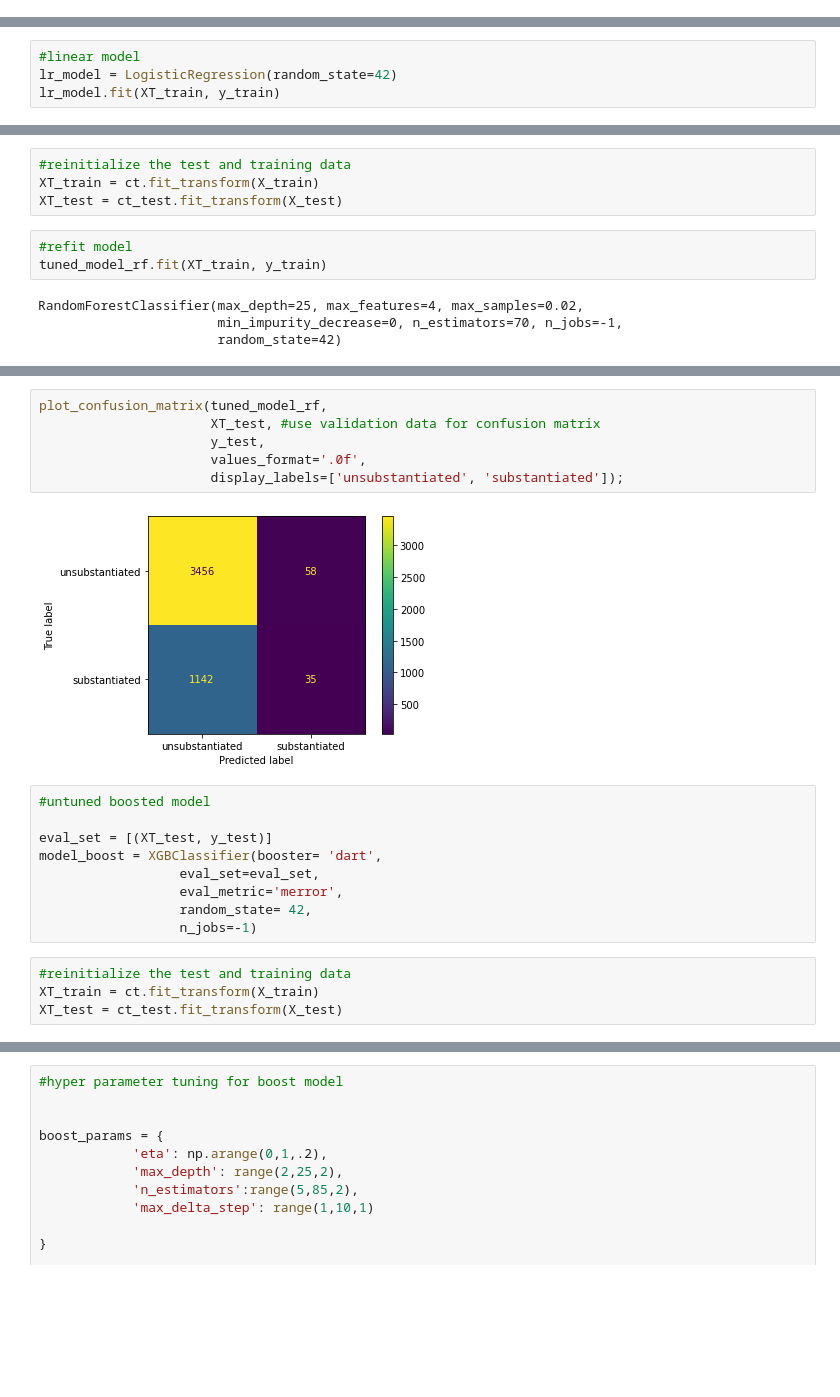
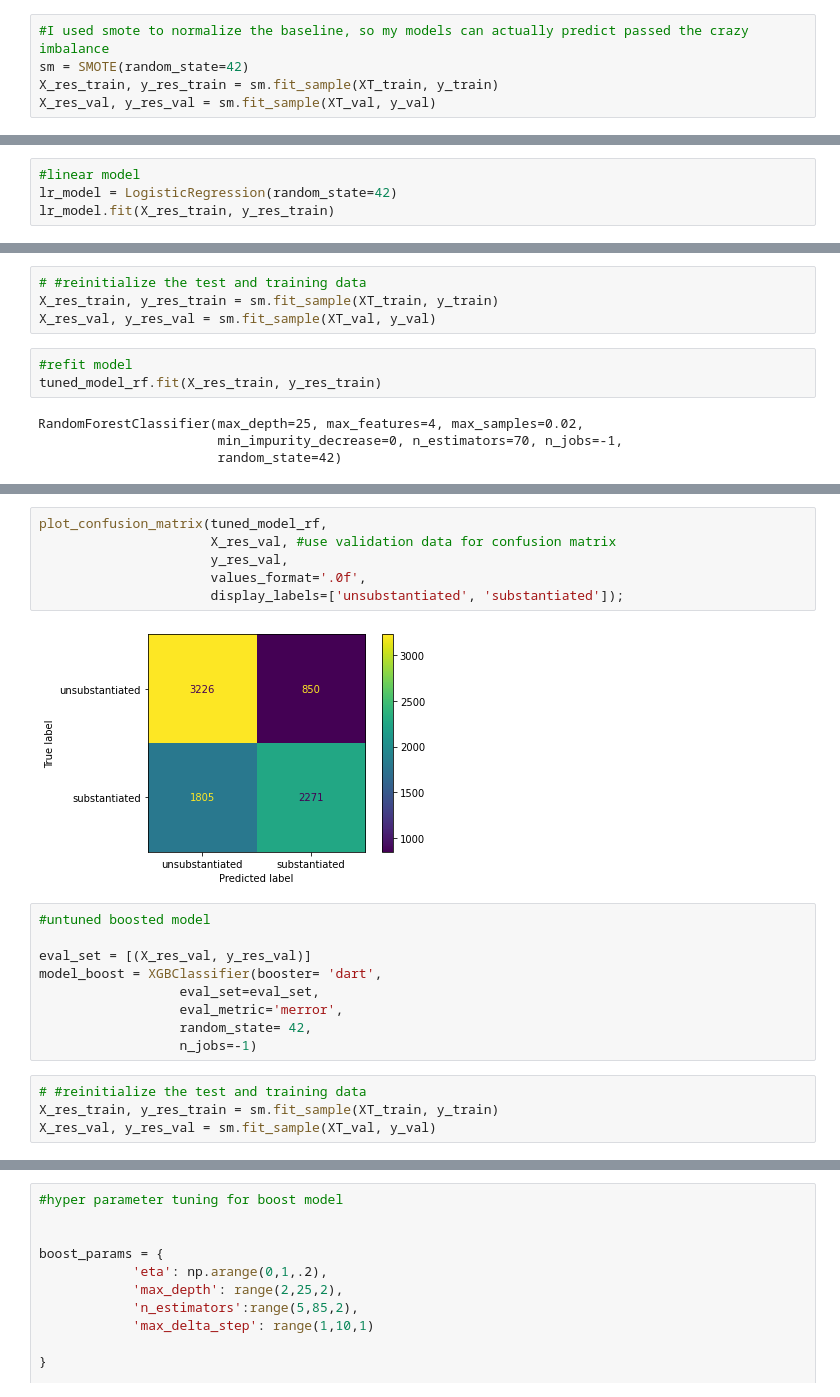
Before and after one commit to BobBriksz/Blog-2, a Jupyter notebook: Blog2code.ipynb, the cells around one changed output, grey strips where cells are left out. Cells and saved outputs as stored; diff of their text form; blank space fills up the shorter version.

```diff
--- a/Blog2code.ipynb
+++ b/Blog2code.ipynb
@@ -212,0 +228,5 @@ XT_test = ct_test.fit_transform(X_test)
+# %%
+#I used smote to normalize the baseline, so my models can actually predict passed the crazy imbalance
+sm = SMOTE(random_state=42)
+X_res_train, y_res_train = sm.fit_sample(XT_train, y_train)
+X_res_val, y_res_val = sm.fit_sample(XT_val, y_val)
@@ -213,7 +240,7 @@ XT_test = ct_test.fit_transform(X_test)
 # %%
 #linear model
 lr_model = LogisticRegression(random_state=42)
-lr_model.fit(XT_train, y_train)
+lr_model.fit(X_res_train, y_res_train)
 # %% [output]
 LogisticRegression(random_state=42)
 # %%
@@ -309,12 +339,12 @@ tuned_model_rf = RandomForestClassifier(n_estimators=70,
                                 min_samples_leaf=1,
                                 random_state=42)
 # %%
-#reinitialize the test and training data
-XT_train = ct.fit_transform(X_train)
-XT_test = ct_test.fit_transform(X_test)
+# #reinitialize the test and training data
+X_res_train, y_res_train = sm.fit_sample(XT_train, y_train)
+X_res_val, y_res_val = sm.fit_sample(XT_val, y_val)
 # %%
 #refit model
-tuned_model_rf.fit(XT_train, y_train)
+tuned_model_rf.fit(X_res_train, y_res_train)
 # %% [output]
 RandomForestClassifier(max_depth=25, max_features=4, max_samples=0.02,
                        min_impurity_decrease=0, n_estimators=70, n_jobs=-1,
@@ -336,22 +366,22 @@ feat_importances_tuned.nlargest(20).plot(kind='barh')
 # %%
 plot_confusion_matrix(tuned_model_rf,
-                      XT_test, #use validation data for confusion matrix
-                      y_test,
+                      X_res_val, #use validation data for confusion matrix
+                      y_res_val,
                       values_format='.0f',
                       display_labels=['unsubstantiated', 'substantiated']);
 # %% [output]
-[figure, old version]
+[figure, new version]
 # %%
 #untuned boosted model
 
-eval_set = [(XT_test, y_test)]
+eval_set = [(X_res_val, y_res_val)]
 model_boost = XGBClassifier(booster= 'dart',
                   eval_set=eval_set,
                   eval_metric='merror',
                   random_state= 42,
                   n_jobs=-1)
 # %%
-#reinitialize the test and training data
-XT_train = ct.fit_transform(X_train)
-XT_test = ct_test.fit_transform(X_test)
+# #reinitialize the test and training data
+X_res_train, y_res_train = sm.fit_sample(XT_train, y_train)
+X_res_val, y_res_val = sm.fit_sample(XT_val, y_val)
 # %%
```
Also changed, not shown: parts of 33 cells of this notebook.
